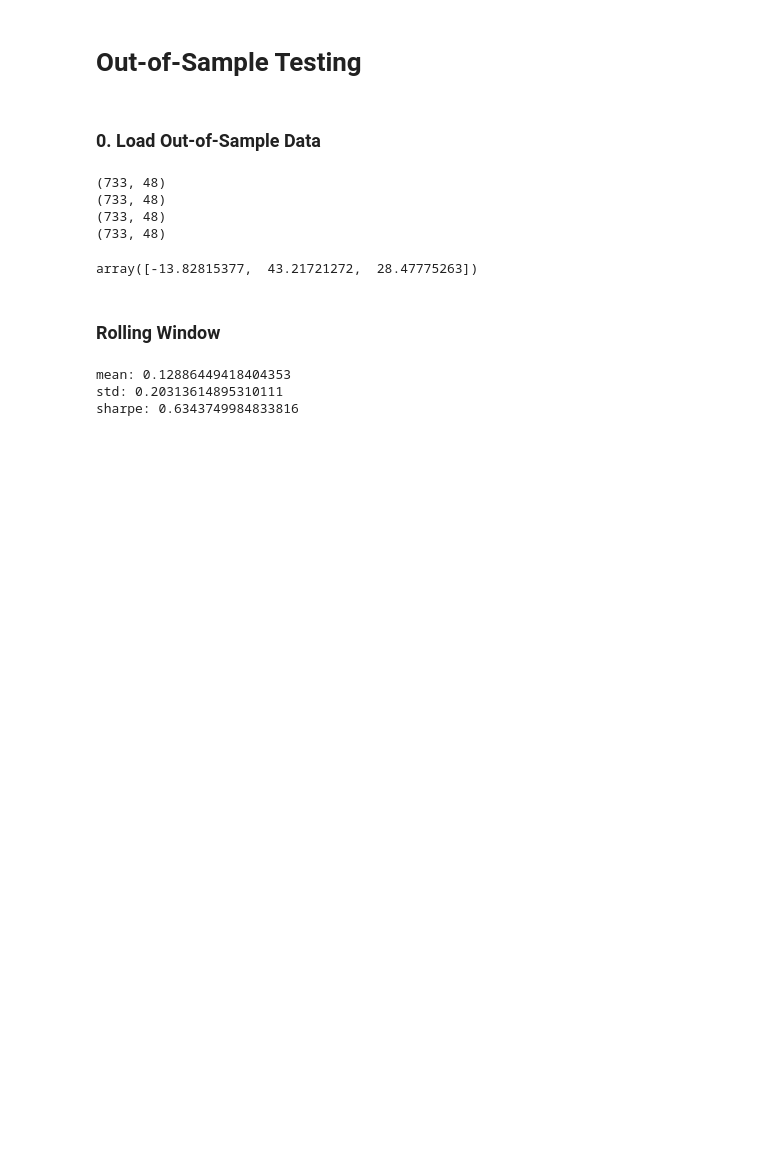
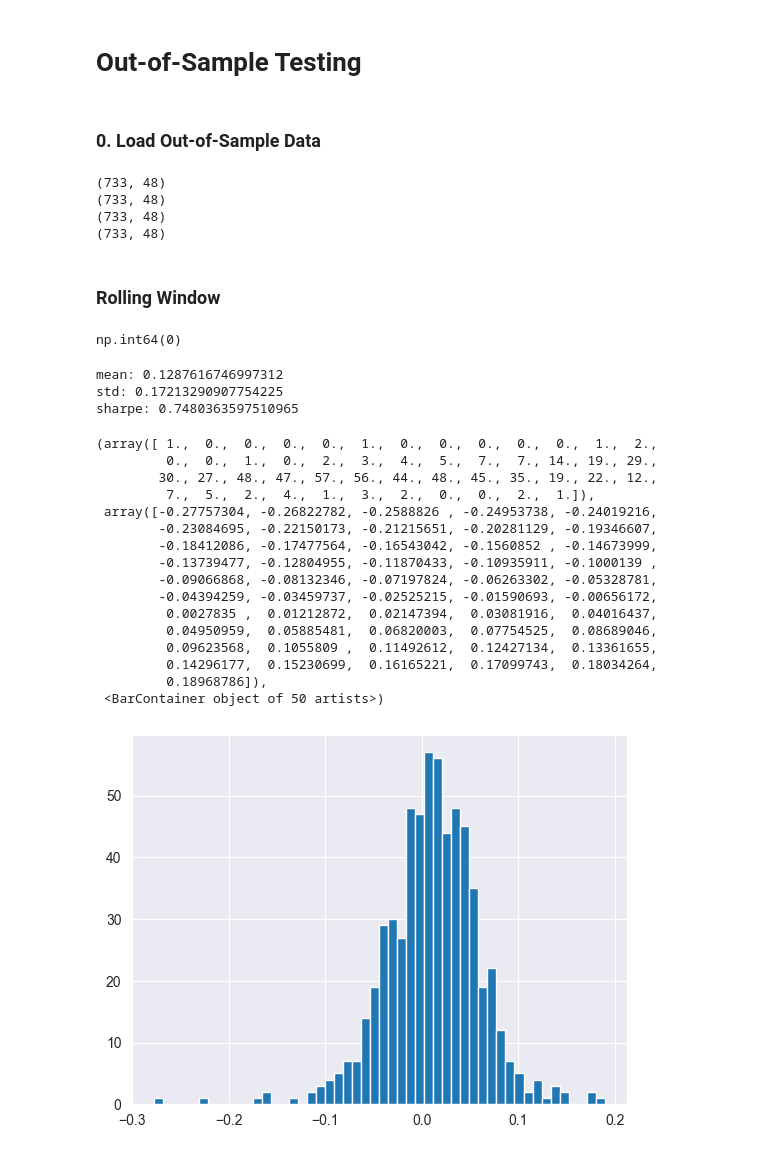
Before and after one commit to alessbressan/FINA60602A, a Jupyter notebook: project_2/Part_C.ipynb, the cells around one changed output. Saved outputs shown, nothing was run; the diff lists cells and outputs as text; code cells hidden in the pictures; blank space fills up the shorter version.

```diff
--- a/project_2/Part_C.ipynb
+++ b/project_2/Part_C.ipynb
@@ -171,7 +171,7 @@ response
 # Find New Weights
 # %%
 # weights for the final period
-weights = mkt_cap.iloc[-1]/ mkt_cap.iloc[-1].sum()  # current weights of market portfolio (our benchmark)
+weights = mkt_cap.loc['1963-12-01']/ mkt_cap.loc['1963-12-01'].sum()  # current weights of market portfolio (our benchmark)
 next_w = np.zeros(weights.shape)
 for i in range(len(weights)):
     next_w[i] = weights[i] + (response.x @ characteristics[-1,i,:]) / (np.count_nonzero(~np.isnan(characteristics[-1,:,:]))/3)
@@ -199,7 +197,8 @@ def long_only_constraint(weights: np.array):
     :param weights: optimal weights to be constrained
     :return: optimal weights after applying long only constraint
     """
-    w_pos = np.clip(weights, 0, None) # set all negative to 0
+    clean_weights = np.nan_to_num(weights, nan= 0)
+    w_pos = np.clip(clean_weights, 0, None) # set all negative to 0
     return w_pos / np.sum(w_pos)
 
 l_w = long_only_constraint(next_w)
@@ -243,24 +242,21 @@ print(df_out.shape)
 x_hat = np.stack([mkt_cap_norm, be_over_me_norm, momentum_norm], axis= -1)
 w_bar = mkt_cap.loc['1974-01-01']/ mkt_cap.loc['1974-01-01'].sum()
 theta = response.x
-theta
-# %% [output]
-array([-13.82815377,  43.21721272,  28.47775263])
 # %% [markdown]
 ### Rolling Window
 # %%
 window_size = 119 # 10 years x 12 months - 1 (current observation) = 119 timesteps
 next_w = np.zeros(w_bar.shape[0])
 monthly_rets = []
-
+f_objective = []
 for t in tqdm(range(window_size, x_hat.shape[0]-1)):
     x_hat_subset = x_hat[t-window_size:t, :, :]  # characteristics for estimation period
     df_out_subset = df_out.iloc[t-window_size:t+1]  # returns for estimation period + 1 month ahead return
-    mkt_cap_subset = mkt_cap.iloc[t-window_size:t, :]  # market capitalization for estimation period (to calculate market weights at each period)
-
+    mkt_cap_subset = mkt_cap_.iloc[t-window_size:t, :]  # market capitalization for estimation period (to calculate market weights at each period)
 
     # 1. Estimate Theta
     res = minimize(objective, x0= theta, args= (x_hat_subset, df_out_subset, mkt_cap_subset), method= 'SLSQP')
+    f_objective.append(res.fun)
     theta = res.x
     # 2. Estimate Weights
     denom = np.count_nonzero(~np.isnan(x_hat_subset[-1, :, :])) / 3
@@ -275,12 +271,35 @@ for t in tqdm(range(window_size, x_hat.shape[0]-1)):
     rets_clean = np.nan_to_num(df_out.iloc[t+1], nan=0)
     # 4. Record Return
     monthly_rets.append(long_weights @ rets_clean)
+# %%
+np.isnan(monthly_rets).sum()
+# %% [output]
+np.int64(0)
 # %%
-clean_rets = [r for r in monthly_rets if not np.isnan(r)]
-print(f'mean: {12 * np.mean(clean_rets)}')
-print(f'std: {np.sqrt(12) * np.std(clean_rets)}')
-print(f'sharpe: {np.sqrt(12) * np.mean(clean_rets)/np.std(clean_rets)}')
+print(f'mean: {12 * np.mean(monthly_rets)}')
+print(f'std: {np.sqrt(12) * np.std(monthly_rets)}')
+print(f'sharpe: {np.sqrt(12) * np.mean(monthly_rets)/np.std(monthly_rets)}')
 # %% [output]
-mean: 0.12886449418404353
-std: 0.20313614895310111
-sharpe: 0.6343749984833816
+mean: 0.1287616746997312
+std: 0.17213290907754225
+sharpe: 0.7480363597510965
+# %%
+plt.hist(monthly_rets, bins= 50)
+# %% [output]
+(array([ 1.,  0.,  0.,  0.,  0.,  1.,  0.,  0.,  0.,  0.,  0.,  1.,  2.,
+         0.,  0.,  1.,  0.,  2.,  3.,  4.,  5.,  7.,  7., 14., 19., 29.,
+        30., 27., 48., 47., 57., 56., 44., 48., 45., 35., 19., 22., 12.,
+         7.,  5.,  2.,  4.,  1.,  3.,  2.,  0.,  0.,  2.,  1.]),
+ array([-0.27757304, -0.26822782, -0.2588826 , -0.24953738, -0.24019216,
+        -0.23084695, -0.22150173, -0.21215651, -0.20281129, -0.19346607,
+        -0.18412086, -0.17477564, -0.16543042, -0.1560852 , -0.14673999,
+        -0.13739477, -0.12804955, -0.11870433, -0.10935911, -0.1000139 ,
+        -0.09066868, -0.08132346, -0.07197824, -0.06263302, -0.05328781,
+        -0.04394259, -0.03459737, -0.02525215, -0.01590693, -0.00656172,
+         0.0027835 ,  0.01212872,  0.02147394,  0.03081916,  0.04016437,
+         0.04950959,  0.05885481,  0.06820003,  0.07754525,  0.08689046,
+         0.09623568,  0.1055809 ,  0.11492612,  0.12427134,  0.13361655,
+         0.14296177,  0.15230699,  0.16165221,  0.17099743,  0.18034264,
+         0.18968786]),
+ <BarContainer object of 50 artists>)
+[figure, added]
```
Also changed, not shown: parts of 5 cells of this notebook.
